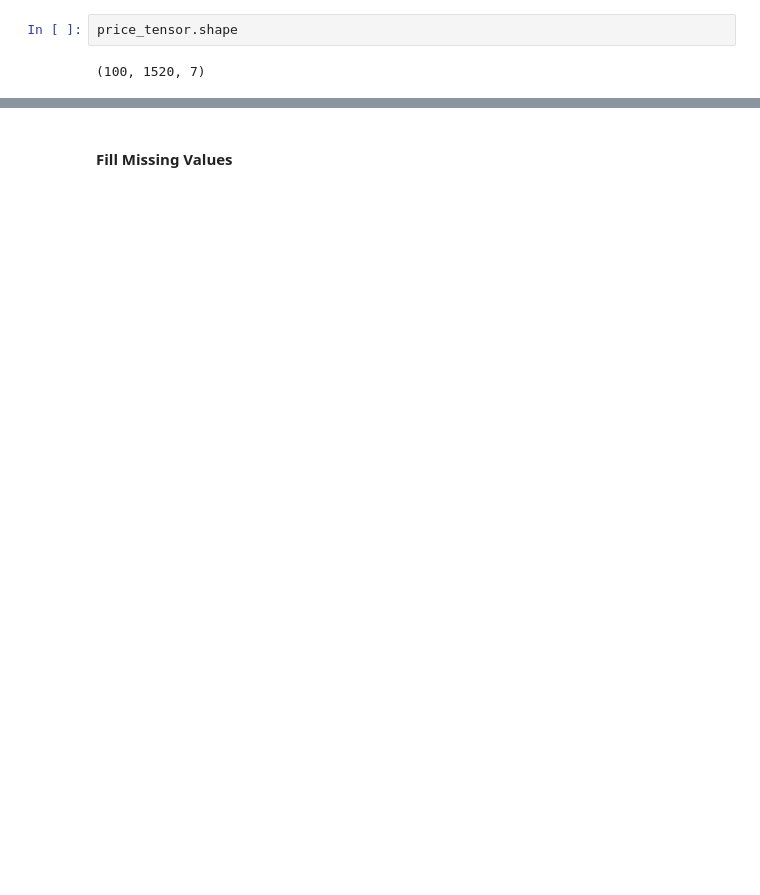
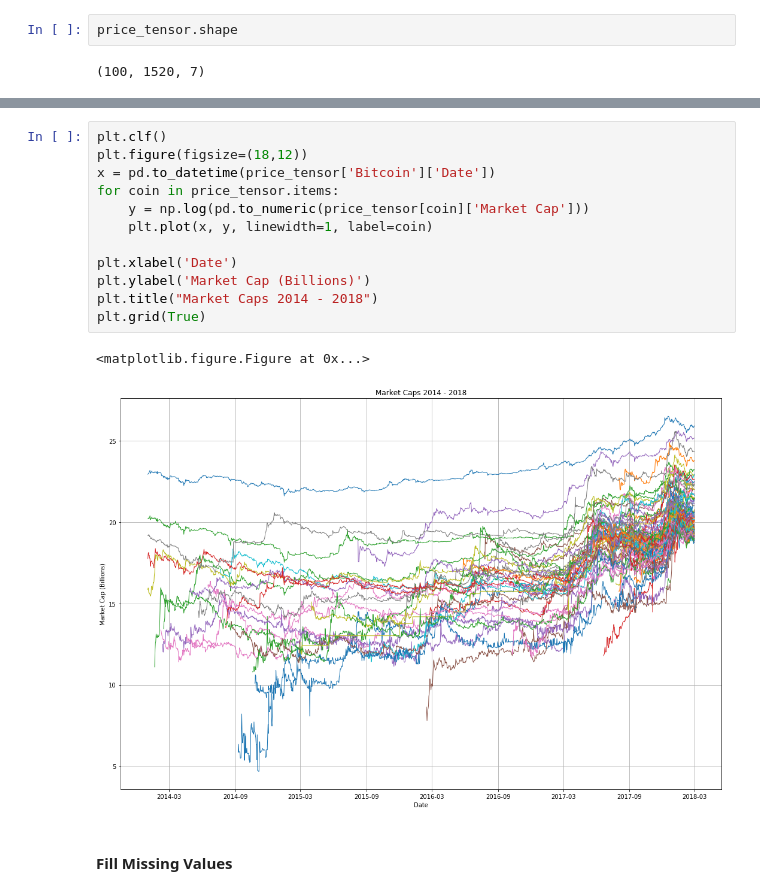
Before and after one commit to Jaskaran23/733Project, a Jupyter notebook: CryptViz/CNNPrediction.ipynb, the cells around one changed output, grey strips where cells are left out. Drawn from its saved outputs; the diff is of its cells as text; blank space fills up the shorter version.

```diff
--- a/CryptViz/CNNPrediction.ipynb
+++ b/CryptViz/CNNPrediction.ipynb
@@ -90,3 +88,18 @@ price_tensor.shape
+# %%
+plt.clf()
+plt.figure(figsize=(18,12))
+x = pd.to_datetime(price_tensor['Bitcoin']['Date'])
+for coin in price_tensor.items:
+    y = np.log(pd.to_numeric(price_tensor[coin]['Market Cap']))
+    plt.plot(x, y, linewidth=1, label=coin)
+
+plt.xlabel('Date')
+plt.ylabel('Market Cap (Billions)')
+plt.title("Market Caps 2014 - 2018")
+plt.grid(True)
+# %% [output]
+<matplotlib.figure.Figure at 0x...>
+[figure, added]
 # %% [markdown]
 #### Fill Missing Values
 # %%
```
Also changed, not shown: parts of 13 cells of this notebook, 3 other files.
